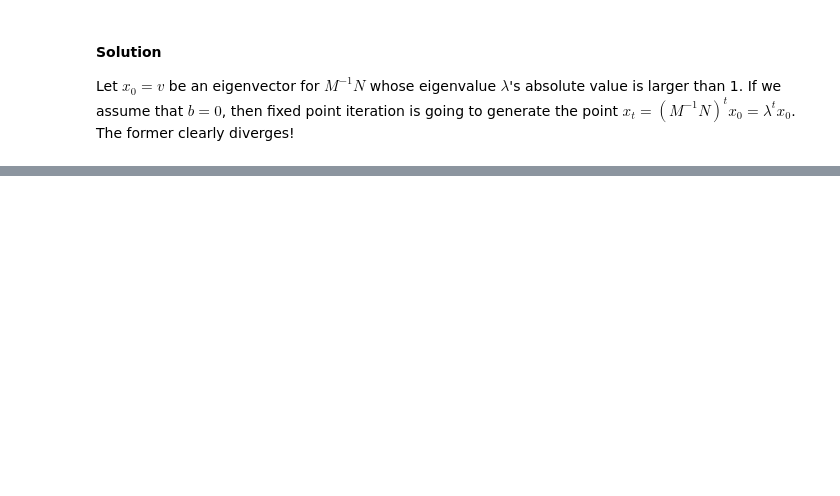
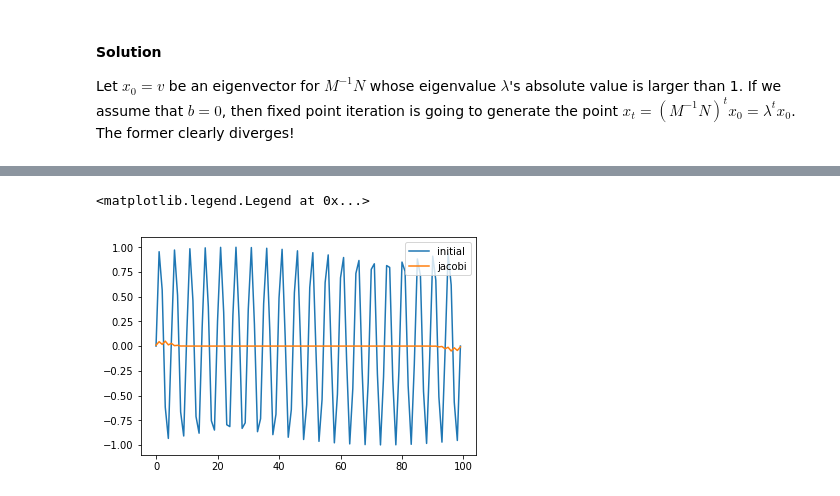
Before and after one commit to cs4540-f18/cs4540-f18.github.io, a Jupyter notebook: lectures/cs4540-f18-lecture14_linear-systems.ipynb, the cells around one changed output, grey strips where cells are left out. Drawn from its saved outputs; the diff is of its cells as text; code cells hidden in the pictures; blank space fills up the shorter version.

```diff
--- a/lectures/cs4540-f18-lecture14_linear-systems.ipynb
+++ b/lectures/cs4540-f18-lecture14_linear-systems.ipynb
@@ -182,0 +202,8 @@ which implies that the error term is always shrinking at a geometric rate!
+# %%
+def jacobi(A, b, x0, max_iter=100):
+    x = np.copy(x0);
+
+    for k in range(max_iter):
+        x = ## FILL IN
+
+    return x;
@@ -182,0 +224,8 @@ which implies that the error term is always shrinking at a geometric rate!
+# %%
+u_jacobi = jacobi(A, np.zeros(n), u0, max_iter=10)
+plt.plot(np.arange(n), u0, label="initial")
+plt.plot(np.arange(n), u_jacobi, label="jacobi")
+plt.legend()
+# %% [output]
+<matplotlib.legend.Legend at 0x...>
+[figure, added]
```
Also changed, not shown: parts of 17 cells of this notebook.
